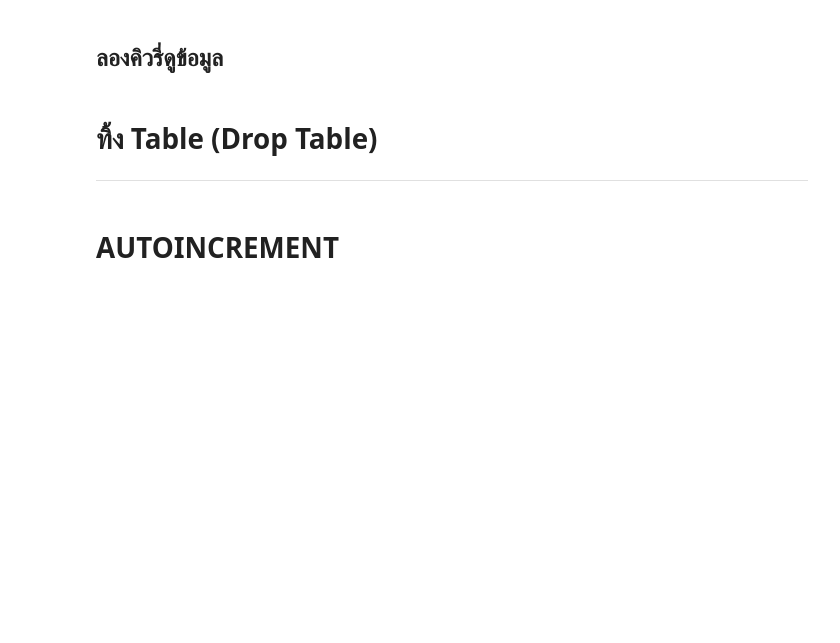
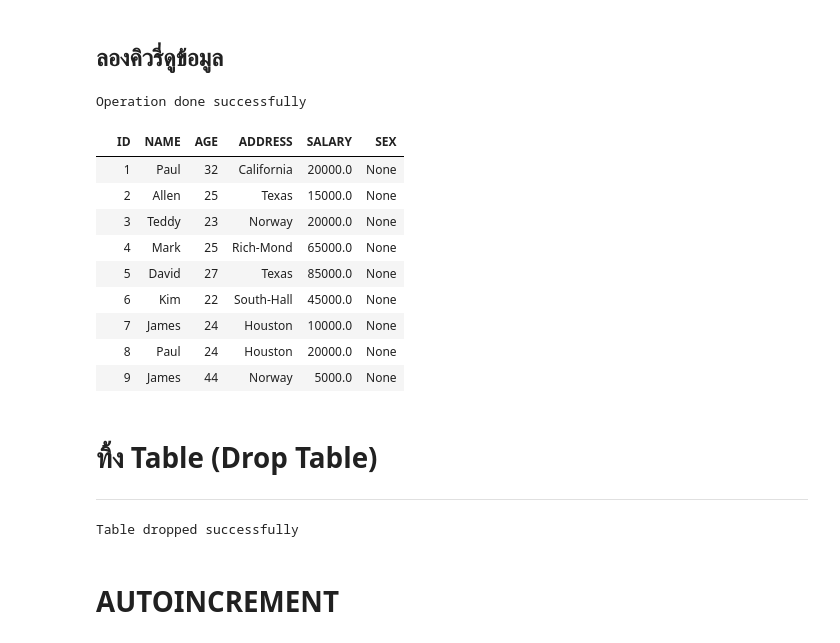
Before and after one commit to mohkaow/AIML101, a Jupyter notebook: 103_sql_example.ipynb, the cells around one changed output. Drawn from its saved outputs; the diff is of its cells as text; code cells hidden in the pictures; blank space fills up the shorter version.

```diff
--- a/103_sql_example.ipynb
+++ b/103_sql_example.ipynb
@@ -49,7 +49,11 @@ pd.options.display.max_columns = 999
 pd.options.display.max_rows = 999
 # %%
 def get_data(cursor):
-  all_rows = []
-  [all_rows.append(np.array(row)) for row in cursor]
+  all_rows = cursor.fetchall()
+  #[all_rows.append(np.array(row)) for row in cursor]
   column_names = [description[0] for description in cursor.description]
-  return all_rows, column_names
+  df = pd.DataFrame(data=all_rows, columns = column_names)
+  # ซ่อน index
+  blankIndex=[''] * len(df)
+  df.index=blankIndex
+  return df
@@ -156,13 +168,25 @@ print("Operation done successfully")
 # %%
 conn = sqlite3.connect('test.db')
 
 with conn:
   cursor = conn.execute("SELECT * FROM OLD_COMPANY")
-  rows, column_names = get_data(cursor)
 
+df=get_data(cursor)
 conn.close()
 print("Operation done successfully")
-show_data(rows, column_names)
+df
+# %% [output]
+Operation done successfully
+|  | ID | NAME | AGE | ADDRESS | SALARY | SEX |
+|  | 1 | Paul | 32 | California | 20000.0 | None |
+|  | 2 | Allen | 25 | Texas | 15000.0 | None |
+|  | 3 | Teddy | 23 | Norway | 20000.0 | None |
+|  | 4 | Mark | 25 | Rich-Mond | 65000.0 | None |
+|  | 5 | David | 27 | Texas | 85000.0 | None |
+|  | 6 | Kim | 22 | South-Hall | 45000.0 | None |
+|  | 7 | James | 24 | Houston | 10000.0 | None |
+|  | 8 | Paul | 24 | Houston | 20000.0 | None |
+|  | 9 | James | 44 | Norway | 5000.0 | None |
 # %% [markdown]
 # ทิ้ง Table (Drop Table)
 
@@ -172,10 +196,12 @@ show_data(rows, column_names)
 conn = sqlite3.connect('test.db')
 
 with conn:
-  conn.execute("DROP table OLD_COMPANY")
+  conn.execute("DROP table IF EXISTS OLD_COMPANY")
 
 conn.close()
 print("Table dropped successfully")
+# %% [output]
+Table dropped successfully
 # %% [markdown]
 # AUTOINCREMENT
 # %% [markdown]
```
Also changed, not shown: parts of 81 cells of this notebook.
